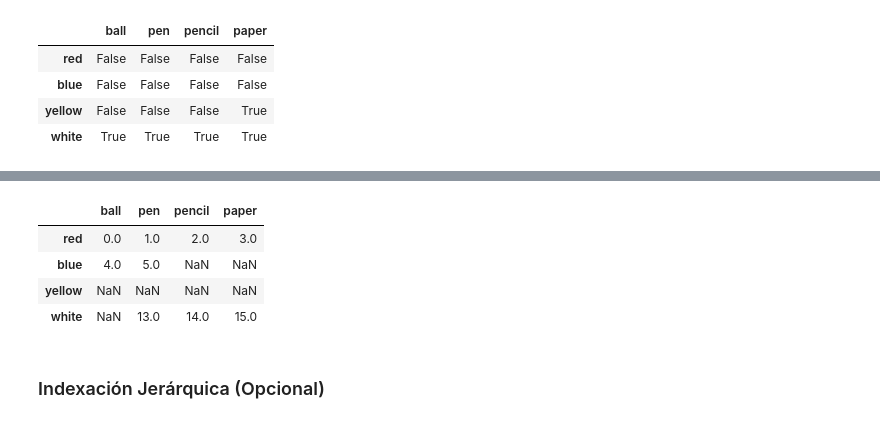
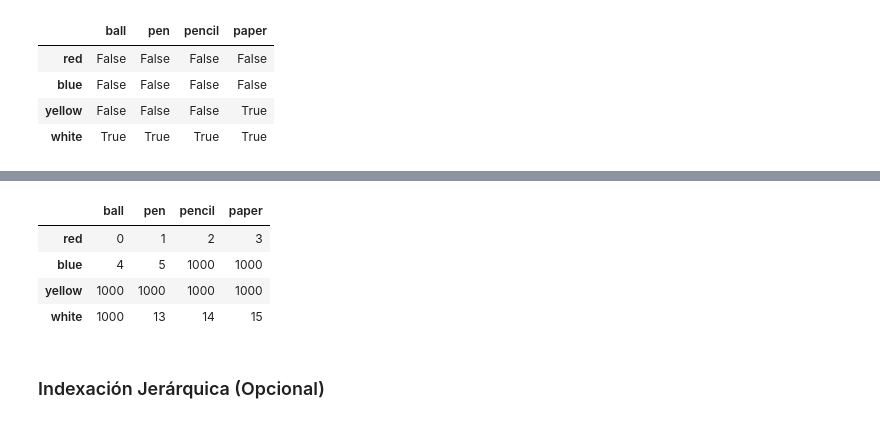
Before and after one commit to Santiago-Echeverri-Arteaga/Programacion_UQ_Fisica, a Jupyter notebook: Codigos/Clase_25/practica_pandas.ipynb, the cells around one changed output, grey strips where cells are left out. Saved outputs shown, nothing was run; the diff lists cells and outputs as text; code cells hidden in the pictures.

```diff
--- a/Codigos/Clase_25/practica_pandas.ipynb
+++ b/Codigos/Clase_25/practica_pandas.ipynb
@@ -741,11 +795,11 @@ frame >10
 # %%
-frame.mask((frame <13) & (frame > 5),np.nan)
+frame.mask((frame <13) & (frame > 5),1000)
 # %% [output]
 |  | ball | pen | pencil | paper |
-| red | 0.0 | 1.0 | 2.0 | 3.0 |
-| blue | 4.0 | 5.0 | NaN | NaN |
-| yellow | NaN | NaN | NaN | NaN |
-| white | NaN | 13.0 | 14.0 | 15.0 |
+| red | 0 | 1 | 2 | 3 |
+| blue | 4 | 5 | 1000 | 1000 |
+| yellow | 1000 | 1000 | 1000 | 1000 |
+| white | 1000 | 13 | 14 | 15 |
 # %% [markdown]
 ### Indexación Jerárquica (Opcional)
 # %%
```
Also changed, not shown: parts of 30 cells of this notebook, 1 other file.
